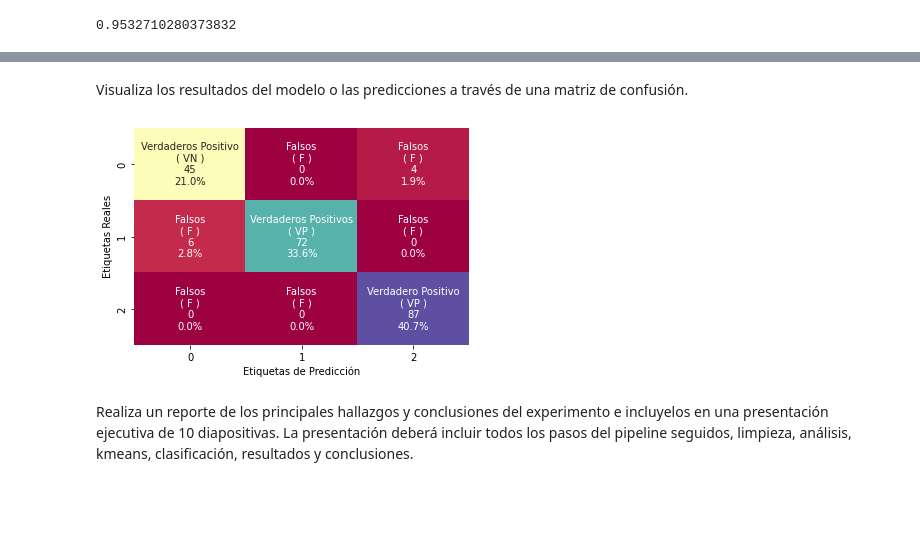
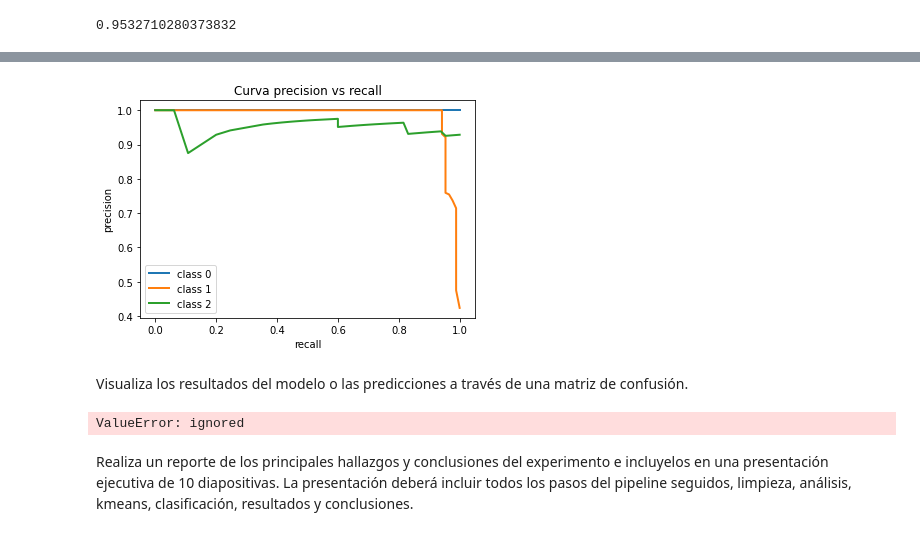
Before and after one commit to PosgradoMNA/actividades-del-projecto-equipo-125, a Jupyter notebook: Reto_2.ipynb, the cells around one changed output, grey strips where cells are left out. Drawn from its saved outputs; the diff is of its cells as text; code cells hidden in the pictures; blank space fills up the shorter version.

```diff
--- a/Reto_2.ipynb
+++ b/Reto_2.ipynb
@@ -386,3 +391,38 @@ weighted avg       0.96      0.95      0.95       214
+# %%
+#Se binarizan las variables de salida.
+#Es como si ahora Y quedara en tres columnas.
+#La primera columna para la clase 0, la segunda, para la clase 1, y la tercera para la clase 2.
+n_classes = len(set(y["SEMAFORO"]))
+
+Y = label_binarize(y["SEMAFORO"], classes=list(y["SEMAFORO"].unique()))
+
+X_train, X_test, y_train, y_test = train_test_split(X,
+                                                    Y,
+                                                    random_state = 42)
+
+clf = OneVsRestClassifier(RandomForestClassifier())
+clf.fit(X_train, y_train)
+
+y_score = clf.predict_proba(X_test)
+# %%
+#Hacemos la Curva de Precision Recall
+#Para la clase 0, parece que la clasifica muy bien.
+#Para la clase 1, parece que la clasifica muy bien precision hasta tener alrededor de .95 de recall, ya que pasando ese valor desciende el recall.
+#Para la clase 2 se tiene un comportamiento con mayor variabilidad entre precision y recall. A partir de .85 de recall desciende la precision.
+precision = dict()
+recall = dict()
+for i in range(n_classes):
+    precision[i], recall[i], _ = precision_recall_curve(y_test[:, i],
+                                                        y_score[:, i])
+    plt.plot(recall[i], precision[i], lw=2, label='class {}'.format(i))
+
+plt.xlabel("recall")
+plt.ylabel("precision")
+plt.legend(loc="best")
+plt.title("Curva precision vs recall")
+plt.show()
+# %% [output]
+[figure, added]
 # %% [markdown]
 Visualiza los resultados del modelo o las predicciones a través de una matriz de confusión.
 # %%
@@ -414,6 +454,6 @@ def mi_cm(yreal, ypred):
 # %%
 mi_cm(y_test, y_pred)
 # %% [output]
-[figure, removed]
+ValueError: ignored
 # %% [markdown]
 Realiza un reporte de los principales hallazgos y conclusiones del experimento e incluyelos en una presentación ejecutiva de 10 diapositivas. La presentación deberá incluir todos los pasos del pipeline seguidos, limpieza, análisis, kmeans, clasificación, resultados y conclusiones.
```
Also changed, not shown: parts of 10 cells of this notebook.
